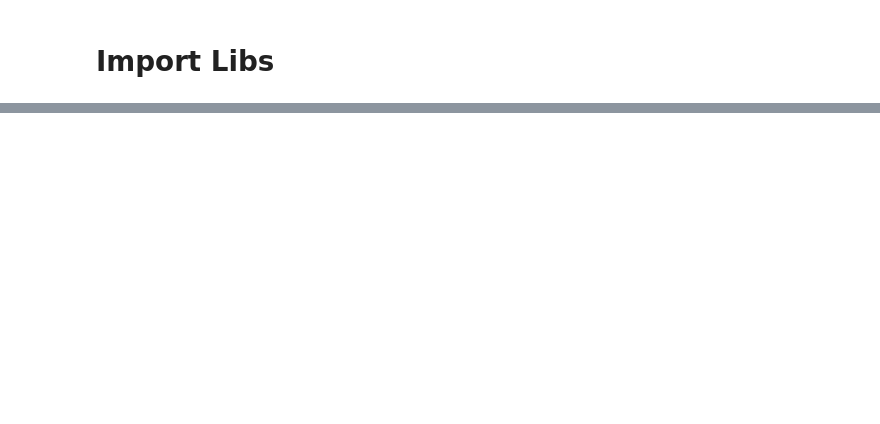
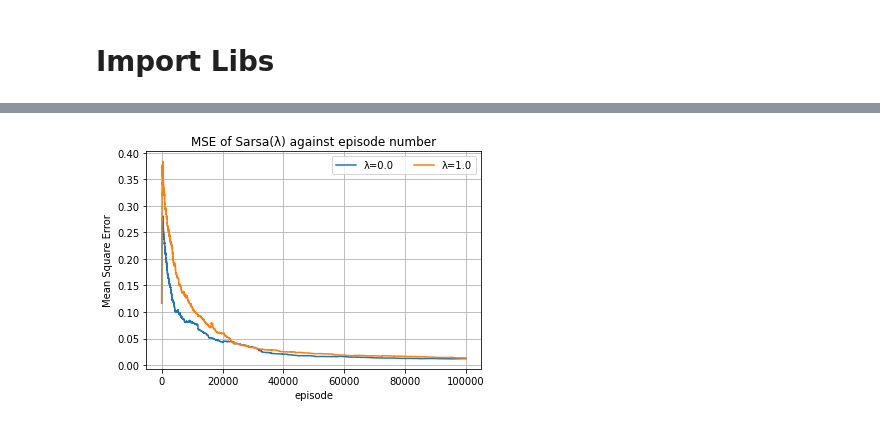
Before and after one commit to basselkassem/easy21, a Jupyter notebook: td_learning.ipynb, the cells around one changed output, grey strips where cells are left out. Drawn from its saved outputs; the diff is of its cells as text; code cells hidden in the pictures; blank space fills up the shorter version.

```diff
--- a/td_learning.ipynb
+++ b/td_learning.ipynb
@@ -130,0 +157,4 @@ defaultdict(int,
+# %%
+mse_episodes_plot([0, 1], 100000)
+# %% [output]
+[figure, added]
```
Also changed, not shown: parts of 15 cells of this notebook.
